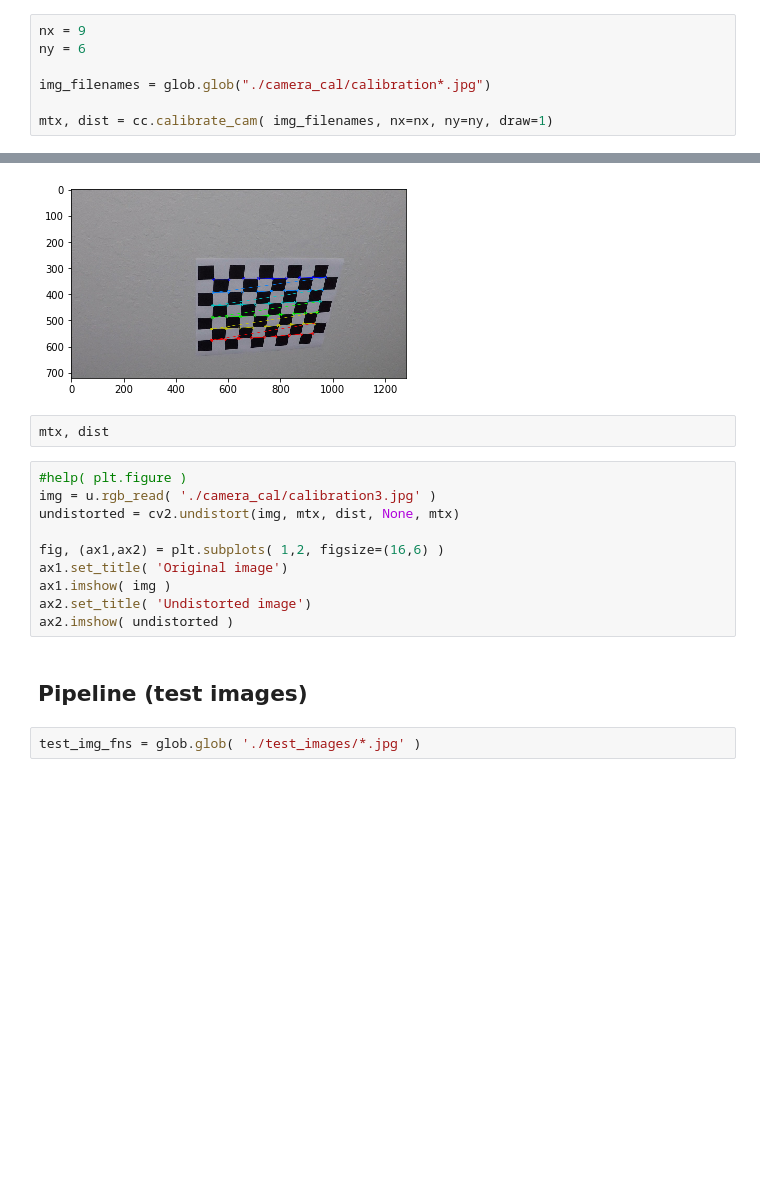
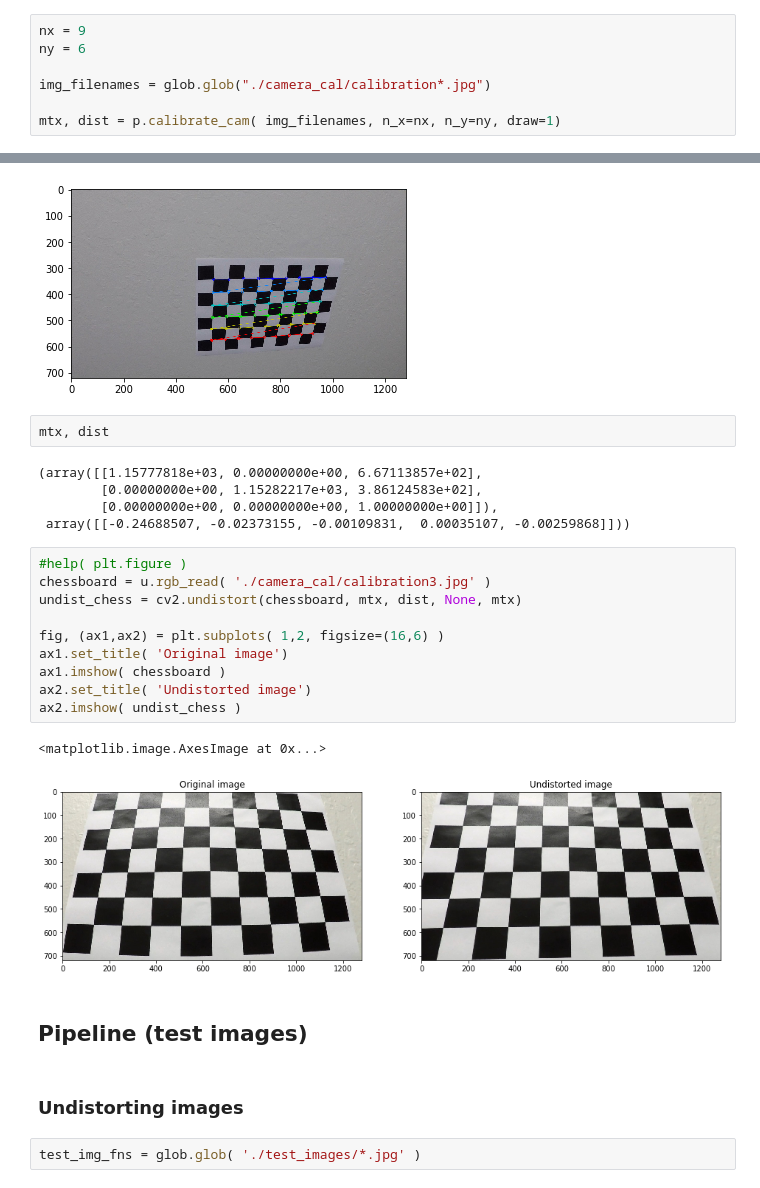
Before and after one commit to cuckookernel/CarND-Adv-Lane, a Jupyter notebook: Advanced Lane Finding.ipynb, the cells around one changed output, grey strips where cells are left out. Cells and saved outputs as stored; diff of their text form; blank space fills up the shorter version.

```diff
--- a/Advanced Lane Finding.ipynb
+++ b/Advanced Lane Finding.ipynb
@@ -29,7 +28,7 @@ ny = 6
 
 img_filenames = glob.glob("./camera_cal/calibration*.jpg")
 
-mtx, dist = cc.calibrate_cam( img_filenames, nx=nx, ny=ny, draw=1)
+mtx, dist = p.calibrate_cam( img_filenames, n_x=nx, n_y=ny, draw=1)
 # %% [output]
 img_filename = ./camera_cal\calibration1.jpg ret=False len(corners)=0 len(imgpoints)=0
 img_filename = ./camera_cal\calibration10.jpg ret=True len(corners)=54 len(imgpoints)=1
@@ -54,18 +53,28 @@ img_filename = ./camera_cal\calibration9.jpg ret=True len(corners)=54 len(imgpoi
 [figure]
 # %%
 mtx, dist
+# %% [output]
+(array([[1.15777818e+03, 0.00000000e+00, 6.67113857e+02],
+        [0.00000000e+00, 1.15282217e+03, 3.86124583e+02],
+        [0.00000000e+00, 0.00000000e+00, 1.00000000e+00]]),
+ array([[-0.24688507, -0.02373155, -0.00109831,  0.00035107, -0.00259868]]))
 # %%
 #help( plt.figure )
-img = u.rgb_read( './camera_cal/calibration3.jpg' )
-undistorted = cv2.undistort(img, mtx, dist, None, mtx)
+chessboard = u.rgb_read( './camera_cal/calibration3.jpg' )
+undist_chess = cv2.undistort(chessboard, mtx, dist, None, mtx)
 
 fig, (ax1,ax2) = plt.subplots( 1,2, figsize=(16,6) )
 ax1.set_title( 'Original image')
-ax1.imshow( img )
+ax1.imshow( chessboard )
 ax2.set_title( 'Undistorted image')
-ax2.imshow( undistorted )
+ax2.imshow( undist_chess )
+# %% [output]
+<matplotlib.image.AxesImage at 0x...>
+[figure, added]
 # %% [markdown]
 ## Pipeline (test images)
+# %% [markdown]
+### Undistorting images
 # %%
 test_img_fns = glob.glob( './test_images/*.jpg' )
 # %%
```
Also changed, not shown: parts of 32 cells of this notebook, 17 other files.
